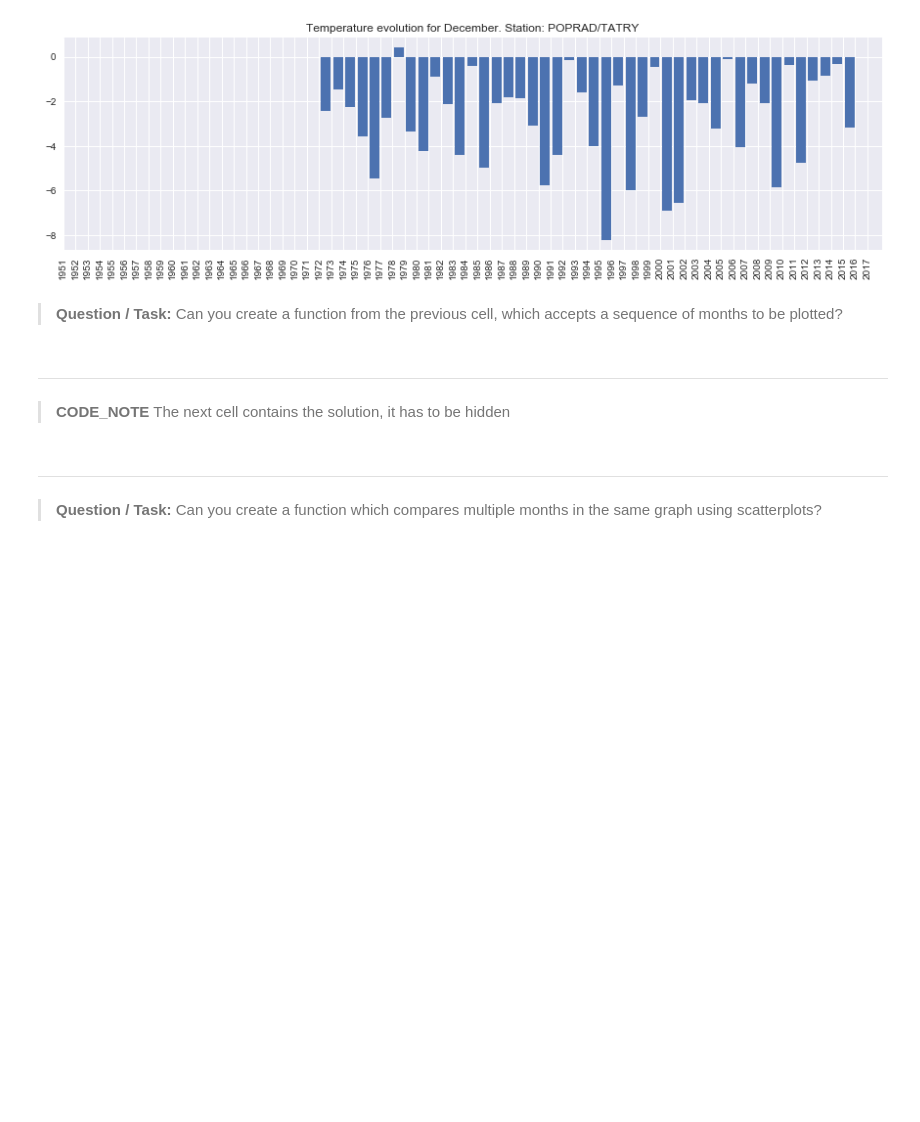
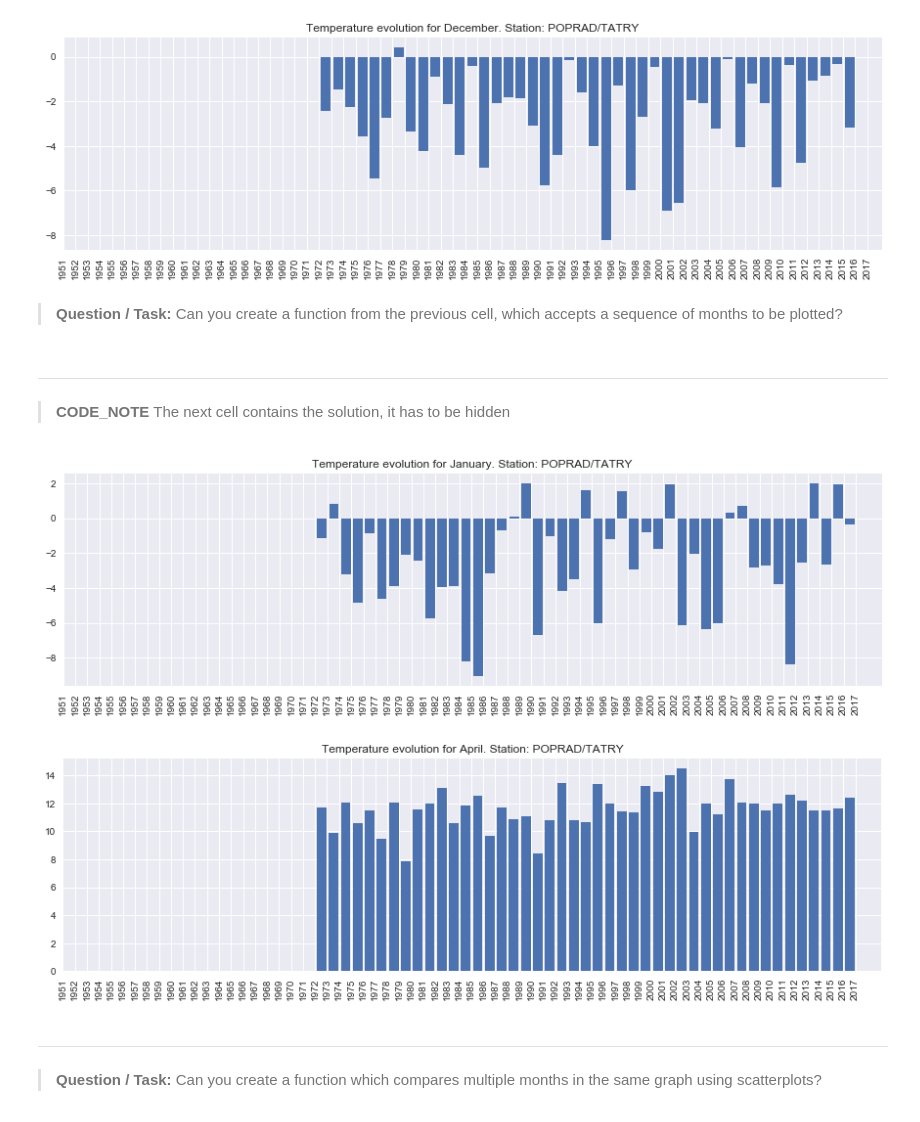
Before and after one commit to patex1987/GHCN-temperature-dataset, a Jupyter notebook: GHCN_numpy_analysis.ipynb, the cells around one changed output. Drawn from its saved outputs; the diff is of its cells as text; code cells hidden in the pictures; blank space fills up the shorter version.

```diff
--- a/GHCN_numpy_analysis.ipynb
+++ b/GHCN_numpy_analysis.ipynb
@@ -899,7 +901,10 @@ def months_bar_plot(temperature_dataset, months_seq=range(1, 13)):
 
         ax.set_title(graph_title)
 # %%
-#months_bar_plot(structured_result, [1,4])
+months_bar_plot(structured_result, [1,4])
+# %% [output]
+[figure, added]
+[figure, added]
 # %% [markdown]
 ---
 # %% [markdown]
```
Also changed, not shown: parts of 13 cells of this notebook.
